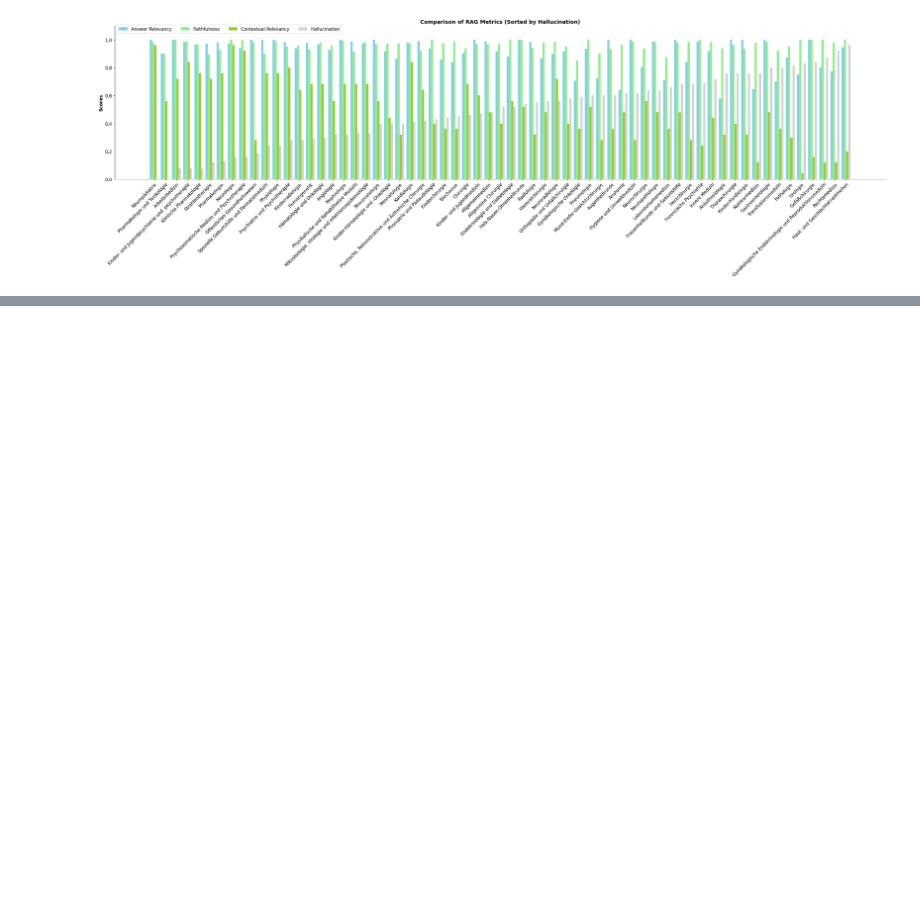
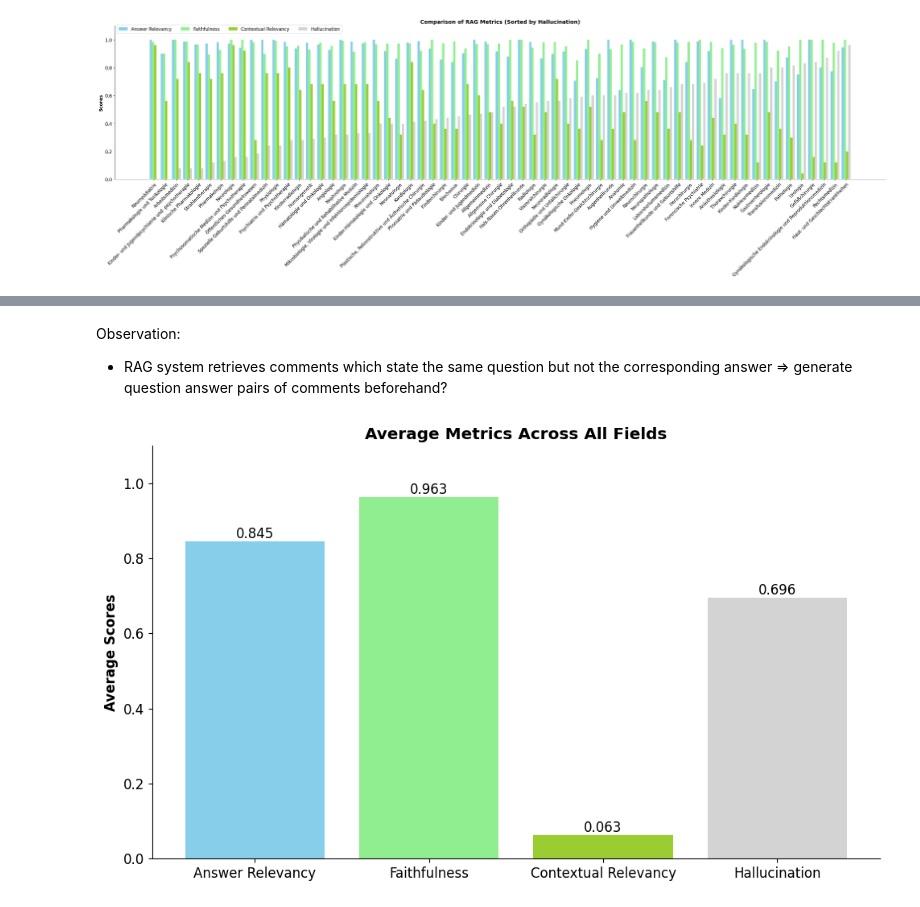
Before and after one commit to J-Gann/medfluencer, a Jupyter notebook: medfluencer_rag.ipynb, the cells around one changed output, grey strips where cells are left out. Drawn from its saved outputs; the diff is of its cells as text; code cells hidden in the pictures; blank space fills up the shorter version.

```diff
--- a/medfluencer_rag.ipynb
+++ b/medfluencer_rag.ipynb
@@ -521,0 +619,3 @@ plt.show()
+# %%
+with open("medfluencer/evaluation/answers_per_field_comments.json", "r") as file:
+    answers_per_field = json.load(file)
@@ -521,0 +746,3 @@ plt.show()
+# %% [markdown]
+Observation:
+- RAG system retrieves comments which state the same question but not the corresponding answer => generate question answer pairs of comments beforehand?
@@ -521,0 +753,63 @@ plt.show()
+# %%
+answer_relevancy_metrics = defaultdict(list)
+faithfulness_metrics = defaultdict(list)
+contextual_relevancy_metrics = defaultdict(list)
+hallucination_metrics = defaultdict(list)
+
+for field, test_cases in evaluation.items():
+    for test_case in [test_case.metrics_metadata for test_case in test_cases]:
+        for metric in test_case:
+            if metric.metric == "Answer Relevancy":
+                answer_relevancy_metrics[field].append(metric.score)
+            elif metric.metric == "Faithfulness":
+                faithfulness_metrics[field].append(metric.score)
+            elif metric.metric == "Contextual Relevancy":
+                contextual_relevancy_metrics[field].append(metric.score)
+            elif metric.metric == "Hallucination":
+                hallucination_metrics[field].append(metric.score)
+# %%
+import matplotlib
+import matplotlib.pyplot as plt
+import numpy as np
+
+# Increase the default figure size
+plt.rcParams['figure.figsize'] = [10, 6]
+
+# Increase the font size for better readability
+plt.rcParams['font.size'] = 12
+
+# Calculate averages across all fields
+avg_answer_relevancy = np.mean([np.mean(answer_relevancy_metrics[field]) for field in evaluation.keys()])
+avg_faithfulness = np.mean([np.mean(faithfulness_metrics[field]) for field in evaluation.keys()])
+avg_contextual_relevancy = np.mean([np.mean(contextual_relevancy_metrics[field]) for field in evaluation.keys()])
+avg_hallucination = np.mean([np.mean(hallucination_metrics[field]) for field in evaluation.keys()])
+
+# Prepare data for plotting
+labels = ['Answer Relevancy', 'Faithfulness', 'Contextual Relevancy', 'Hallucination']
+averages = [avg_answer_relevancy, avg_faithfulness, avg_contextual_relevancy, avg_hallucination]
+colors = ['skyblue', 'lightgreen', 'yellowgreen', 'lightgrey']
+
+# Create the bar chart
+fig, ax = plt.subplots()
+bars = ax.bar(labels, averages, color=colors)
+
+ax.set_ylabel('Average Scores', fontweight='bold')
+ax.set_title('Average Metrics Across All Fields', fontweight='bold')
+ax.set_ylim(0, 1.1)
+
+# Remove top and right spines
+ax.spines['top'].set_visible(False)
+ax.spines['right'].set_visible(False)
+
+# Add value labels on top of each bar
+for bar in bars:
+    height = bar.get_height()
+    ax.text(bar.get_x() + bar.get_width()/2., height,
+            f'{height:.3f}',
+            ha='center', va='bottom')
+
+# Adjust layout and display
+plt.tight_layout()
+plt.show()
+# %% [output]
+[figure, added]
```
Also changed, not shown: parts of 16 cells of this notebook.
